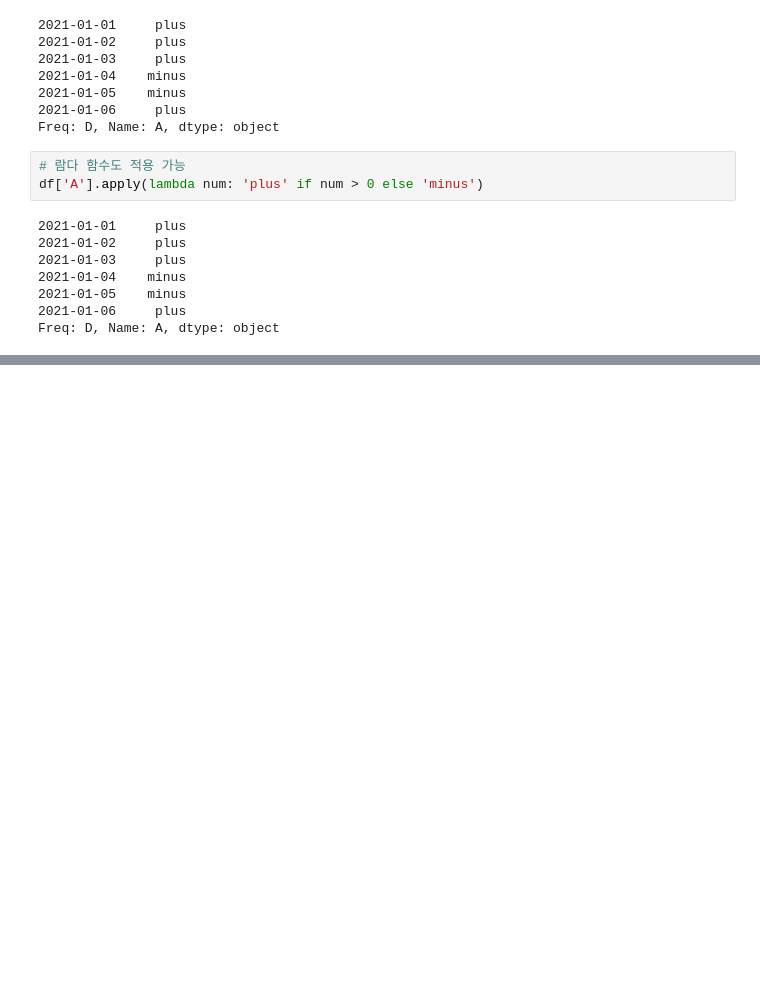
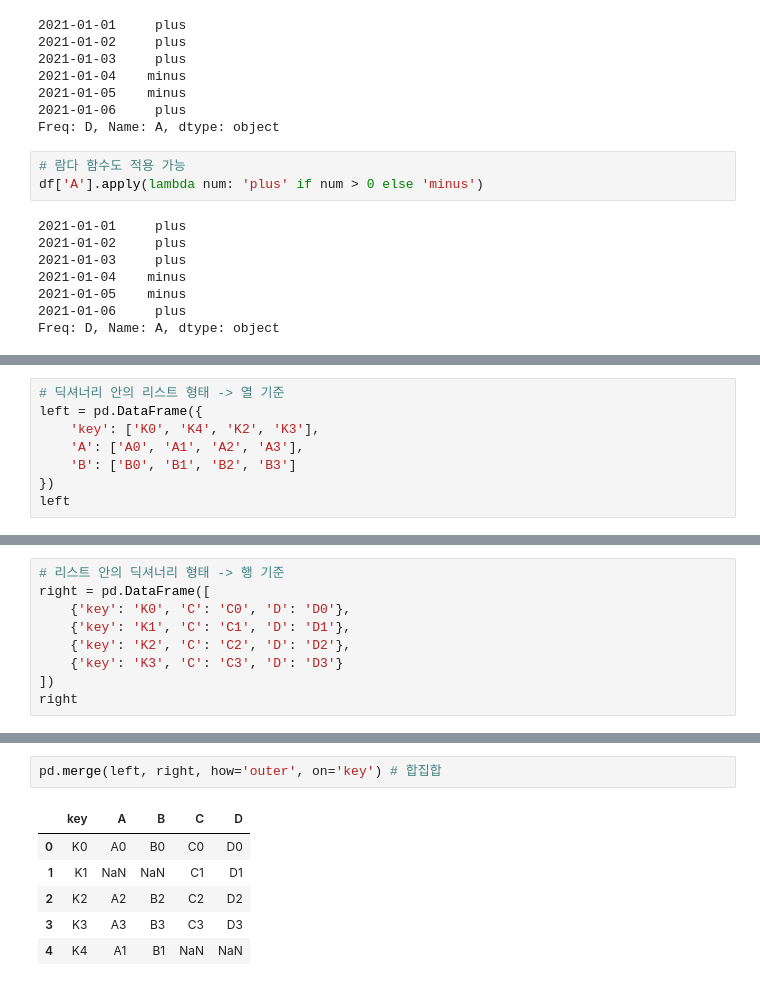
Before and after one commit to GomSon-E/zero-base, a Jupyter notebook: 04. EDA/source_code/01_Analysis Seoul CCTV.ipynb, the cells around one changed output, grey strips where cells are left out. Saved outputs shown, nothing was run; the diff lists cells and outputs as text; blank space fills up the shorter version.

Commit message:
FEAT : EDA - Pandas 기초 - DataFrame 데이터 합치기

```diff
--- a/04. EDA/source_code/01_Analysis Seoul CCTV.ipynb
+++ b/04. EDA/source_code/01_Analysis Seoul CCTV.ipynb
@@ -766,0 +772,8 @@ Freq: D, Name: A, dtype: object
+# %%
+# 딕셔너리 안의 리스트 형태 -> 열 기준
+left = pd.DataFrame({
+    'key': ['K0', 'K4', 'K2', 'K3'],
+    'A': ['A0', 'A1', 'A2', 'A3'],
+    'B': ['B0', 'B1', 'B2', 'B3']
+})
+left
@@ -766,0 +786,9 @@ Freq: D, Name: A, dtype: object
+# %%
+# 리스트 안의 딕셔너리 형태 -> 행 기준
+right = pd.DataFrame([
+    {'key': 'K0', 'C': 'C0', 'D': 'D0'},
+    {'key': 'K1', 'C': 'C1', 'D': 'D1'},
+    {'key': 'K2', 'C': 'C2', 'D': 'D2'},
+    {'key': 'K3', 'C': 'C3', 'D': 'D3'}
+])
+right
@@ -766,0 +830,9 @@ Freq: D, Name: A, dtype: object
+# %%
+pd.merge(left, right, how='outer', on='key') # 합집합
+# %% [output]
+|  | key | A | B | C | D |
+| 0 | K0 | A0 | B0 | C0 | D0 |
+| 1 | K1 | NaN | NaN | C1 | D1 |
+| 2 | K2 | A2 | B2 | C2 | D2 |
+| 3 | K3 | A3 | B3 | C3 | D3 |
+| 4 | K4 | A1 | B1 | NaN | NaN |
```
Also changed, not shown: parts of 7 cells of this notebook.
